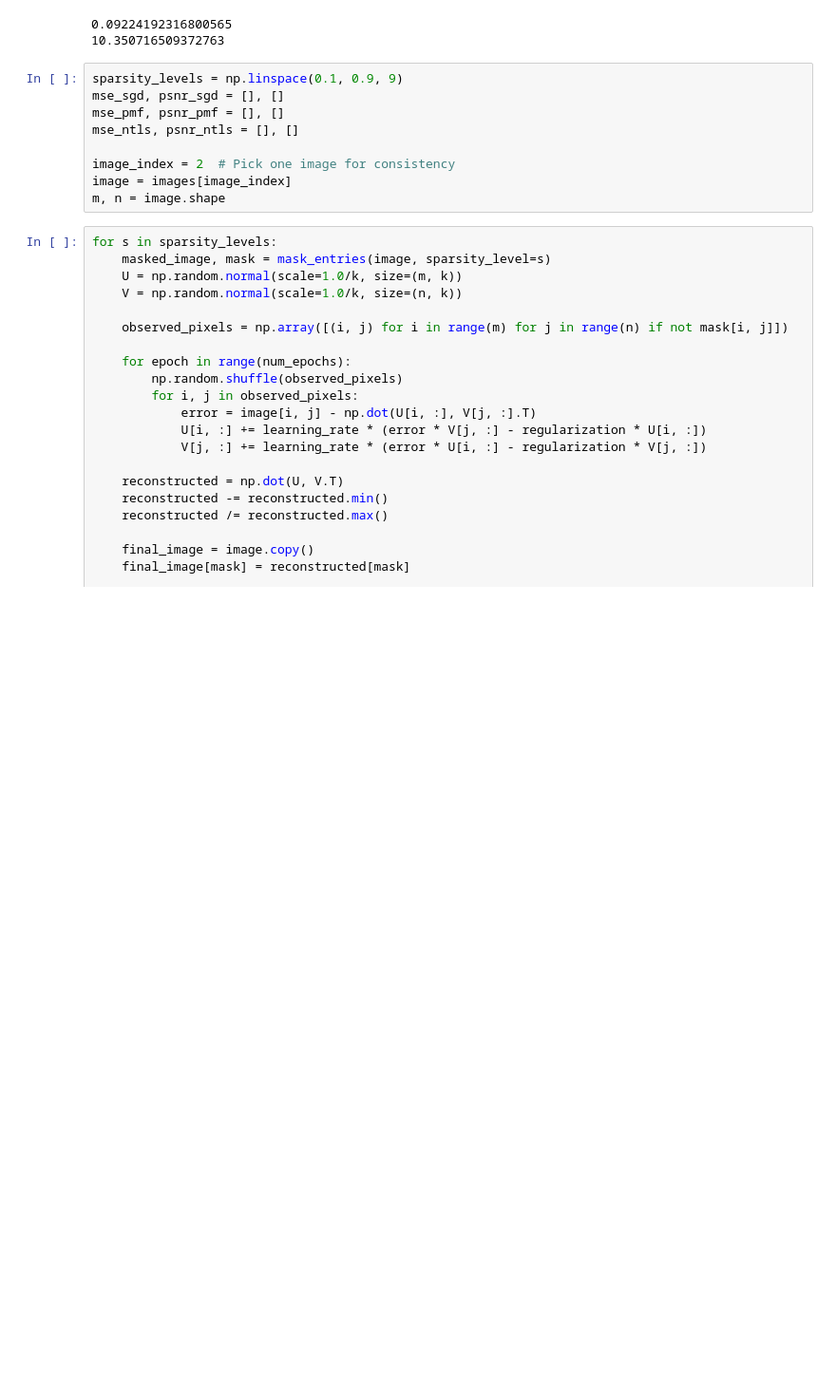
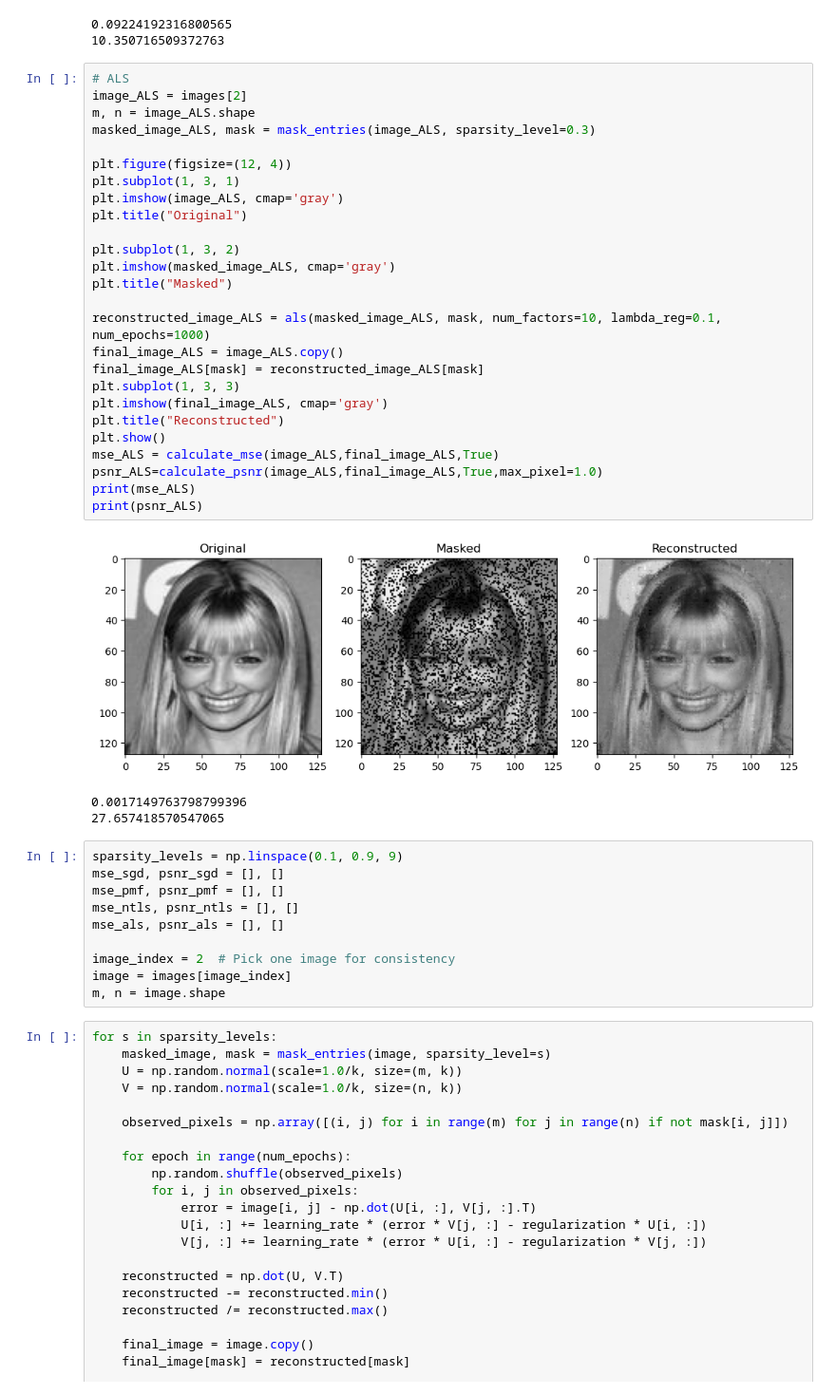
Before and after one commit to lzkostina/606-Project-, a Jupyter notebook: main_notebook_update.ipynb, the cells around one changed output. Shown at 95% size. Cells and saved outputs as stored; diff of their text form; blank space fills up the shorter version.

```diff
--- a/main_notebook_update.ipynb
+++ b/main_notebook_update.ipynb
@@ -281,11 +282,42 @@ print(psnr_NTls)
 [figure]
 0.09224192316800565
 10.350716509372763
+# %%
+# ALS
+image_ALS = images[2]
+m, n = image_ALS.shape
+masked_image_ALS, mask = mask_entries(image_ALS, sparsity_level=0.3)
+
+plt.figure(figsize=(12, 4))
+plt.subplot(1, 3, 1)
+plt.imshow(image_ALS, cmap='gray')
+plt.title("Original")
+
+plt.subplot(1, 3, 2)
+plt.imshow(masked_image_ALS, cmap='gray')
+plt.title("Masked")
+
+reconstructed_image_ALS = als(masked_image_ALS, mask, num_factors=10, lambda_reg=0.1, num_epochs=1000)
+final_image_ALS = image_ALS.copy()
+final_image_ALS[mask] = reconstructed_image_ALS[mask]
+plt.subplot(1, 3, 3)
+plt.imshow(final_image_ALS, cmap='gray')
+plt.title("Reconstructed")
+plt.show()
+mse_ALS = calculate_mse(image_ALS,final_image_ALS,True)
+psnr_ALS=calculate_psnr(image_ALS,final_image_ALS,True,max_pixel=1.0)
+print(mse_ALS)
+print(psnr_ALS)
+# %% [output]
+[figure, added]
+0.0017149763798799396
+27.657418570547065
 # %%
 sparsity_levels = np.linspace(0.1, 0.9, 9)
 mse_sgd, psnr_sgd = [], []
 mse_pmf, psnr_pmf = [], []
 mse_ntls, psnr_ntls = [], []
+mse_als, psnr_als = [], []
 
 image_index = 2  # Pick one image for consistency
 image = images[image_index]
```
Also changed, not shown: parts of 7 cells of this notebook.
